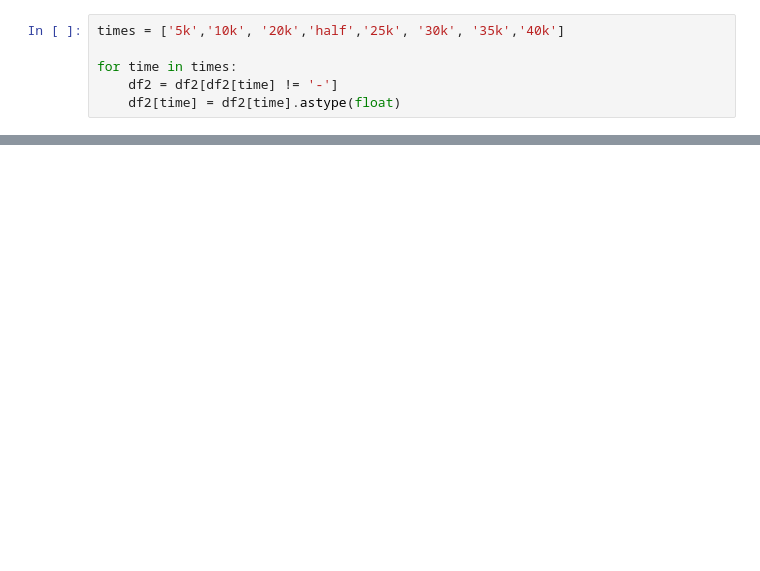
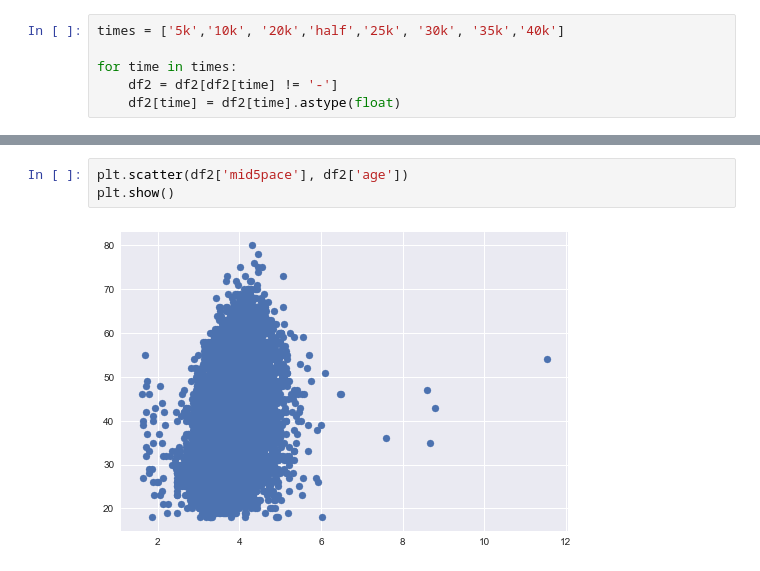
Before and after one commit to gurkpet/Thinkful-Lessons, a Jupyter notebook: Thinkful 4.2/Boston+Marathon.ipynb, the cells around one changed output, grey strips where cells are left out. Drawn from its saved outputs; the diff is of its cells as text; blank space fills up the shorter version.

```diff
--- a/Thinkful 4.2/Boston+Marathon.ipynb
+++ b/Thinkful 4.2/Boston+Marathon.ipynb
@@ -115,0 +108,5 @@ test = df2[['5k','overall']]
+# %%
+plt.scatter(df2['mid5pace'], df2['age'])
+plt.show()
+# %% [output]
+[figure, added]
```
Also changed, not shown: parts of 14 cells of this notebook.
